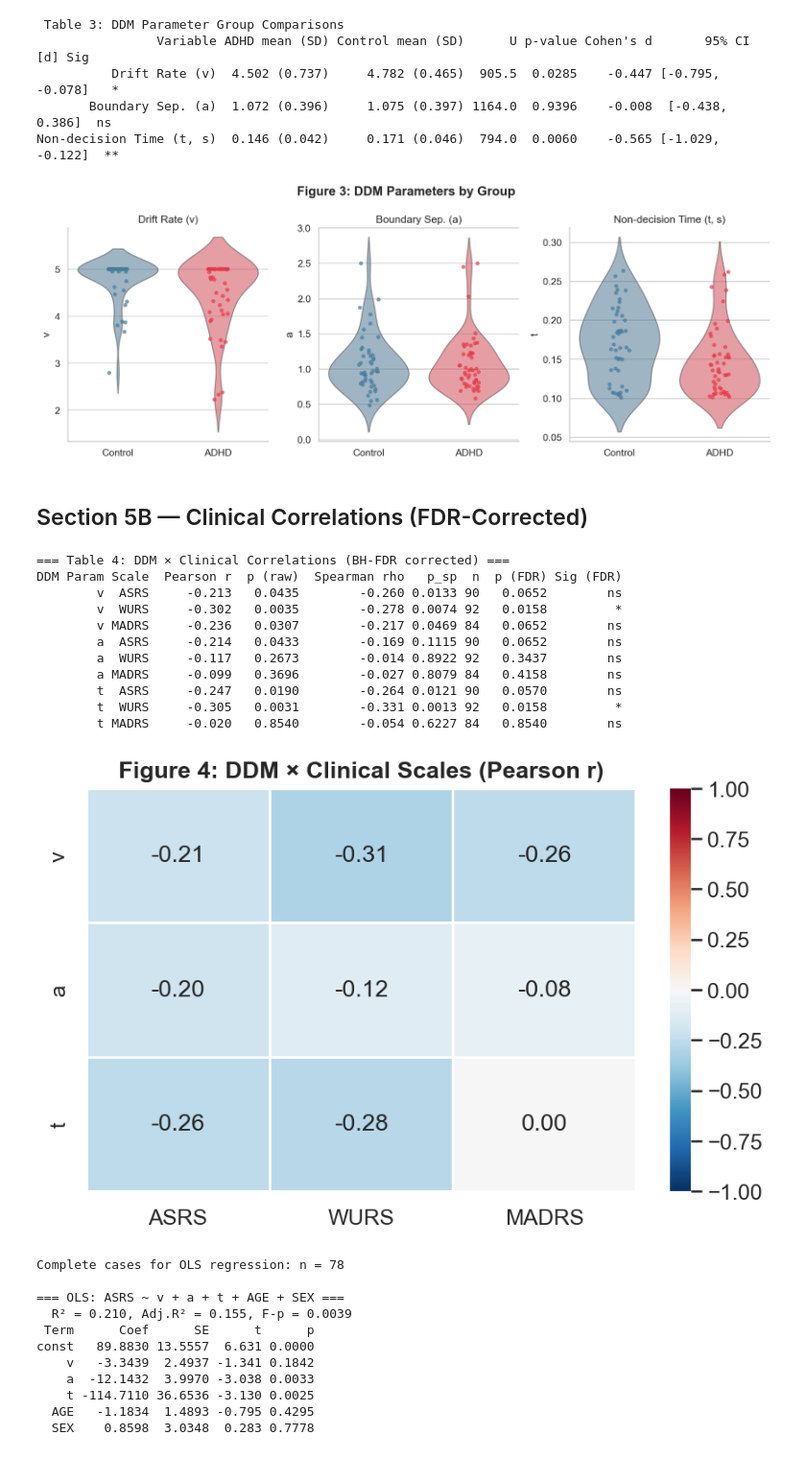
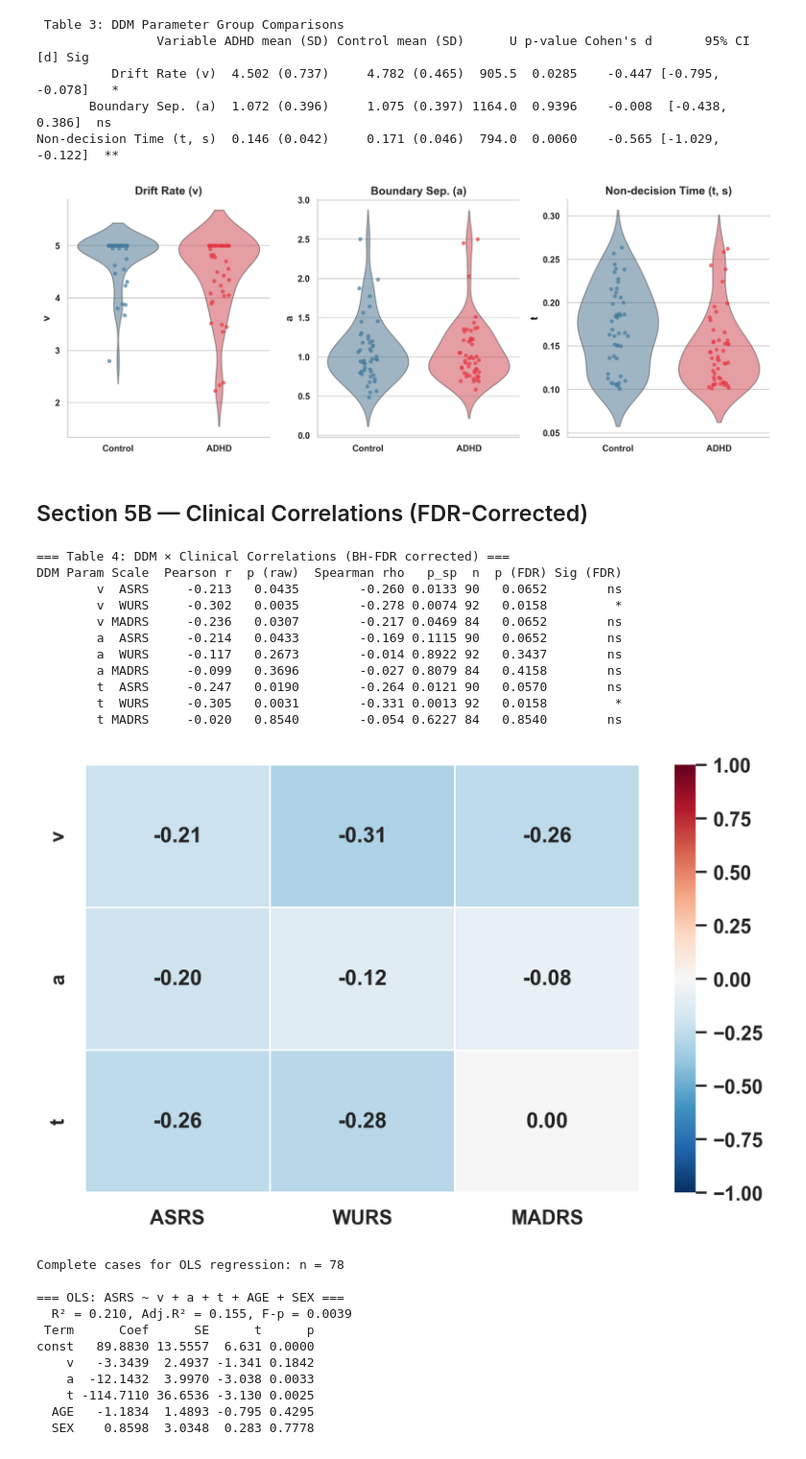
Before and after one commit to Abhikumar199/IITB_ADHD, a Jupyter notebook: Analysis/ADHD_DDM_main.ipynb, the cells around one changed output. Shown at 96% size. Cells and saved outputs as stored; diff of their text form; code cells hidden in the pictures.

```diff
--- a/Analysis/ADHD_DDM_main.ipynb
+++ b/Analysis/ADHD_DDM_main.ipynb
@@ -187,0 +343,3 @@ subj_df
+# %%
+age_tab = pd.crosstab(subj_df['AGE'], subj_df['ADHD'])
+print(age_tab)
@@ -187,0 +353,10 @@ subj_df
+# %%
+from scipy.stats import chi2_contingency
+import numpy as np
+
+chi2, p, dof, _ = chi2_contingency(age_tab)
+phi = np.sqrt(chi2 / age_tab.values.sum())
+
+print("chi2 =", chi2)
+print("p =", p)
+print("phi =", phi)
@@ -311,6 +547,5 @@ for grp, col in PALETTE.items():
     sub = qt[qt["group"]==grp].sort_values("quintile")
     ax.plot(sub["quintile"], sub["rt_sec"], marker="o", label=grp, color=col, lw=2)
 ax.set_xlabel("Trial Quintile"); ax.set_ylabel("Mean RT (s)")
-ax.set_title("Figure 2: Vigilance Decrement", fontweight="bold")
 ax.legend(); plt.tight_layout(); plt.show()
 # %% [output]
@@ -727,10 +971,9 @@ if len(ddm_params) > 0:
         sns.stripplot(data=pdata, x="group", y=var, order=GROUP_ORDER,
                       palette=PALETTE, size=5, alpha=0.7, jitter=True, ax=ax)
         ax.set_title(lbl); ax.set_xlabel("")
-    plt.suptitle("Figure 3: DDM Parameters by Group", fontweight="bold")
     plt.tight_layout(); plt.show()
 # %% [output]
-[figure, old version]
+[figure, new version]
 # %% [markdown]
 ## Section 5B — Clinical Correlations (FDR-Corrected)
 # %%
@@ -757,35 +1000,34 @@ if len(ddm_params) > 0:
 
     # FDR correction
     _, p_fdr, _, _ = multipletests(corr_df["p (raw)"].values, method=FDR_METHOD)
     corr_df["p (FDR)"]   = p_fdr.round(4)
     corr_df["Sig (FDR)"] = ["***" if p<0.001 else "**" if p<0.01
                               else "*" if p<0.05 else "ns" for p in p_fdr]
 
     print("=== Table 4: DDM × Clinical Correlations (BH-FDR corrected) ===")
     print(corr_df.to_string(index=False))
 
     # Heatmap
     cm_data = ddm_params[ddm_vars + clinical_scales].dropna()
     if len(cm_data) > 5:
         fig, ax = plt.subplots(figsize=(6,4))
         cm = cm_data.corr().loc[ddm_vars, clinical_scales]
         sns.heatmap(cm, annot=True, fmt=".2f", cmap="RdBu_r",
                     center=0, vmin=-1, vmax=1, linewidths=0.5, ax=ax)
-        ax.set_title("Figure 4: DDM × Clinical Scales (Pearson r)", fontweight="bold")
         plt.tight_layout(); plt.show()
 # %% [output]
 === Table 4: DDM × Clinical Correlations (BH-FDR corrected) ===
 DDM Param Scale  Pearson r  p (raw)  Spearman rho   p_sp  n  p (FDR) Sig (FDR)
         v  ASRS     -0.213   0.0435        -0.260 0.0133 90   0.0652        ns
         v  WURS     -0.302   0.0035        -0.278 0.0074 92   0.0158         *
         v MADRS     -0.236   0.0307        -0.217 0.0469 84   0.0652        ns
         a  ASRS     -0.214   0.0433        -0.169 0.1115 90   0.0652        ns
         a  WURS     -0.117   0.2673        -0.014 0.8922 92   0.3437        ns
         a MADRS     -0.099   0.3696        -0.027 0.8079 84   0.4158        ns
         t  ASRS     -0.247   0.0190        -0.264 0.0121 90   0.0570        ns
         t  WURS     -0.305   0.0031        -0.331 0.0013 92   0.0158         *
         t MADRS     -0.020   0.8540        -0.054 0.6227 84   0.8540        ns
-[figure, old version]
+[figure, new version]
 # %%
 # Multivariate OLS: clinical outcome ~ DDM params + AGE + SEX
 if len(ddm_params) > 0:
```
Also changed, not shown: parts of 14 cells of this notebook, 8 other files.
